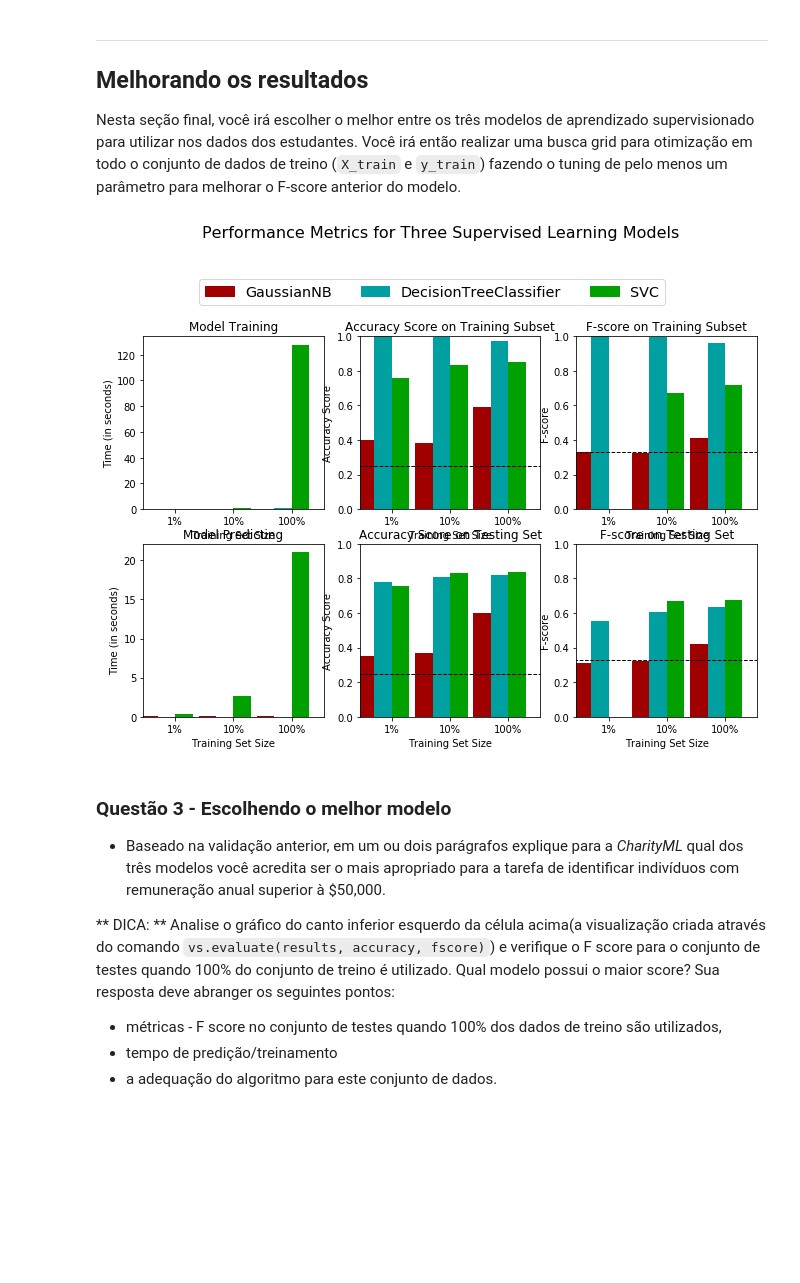
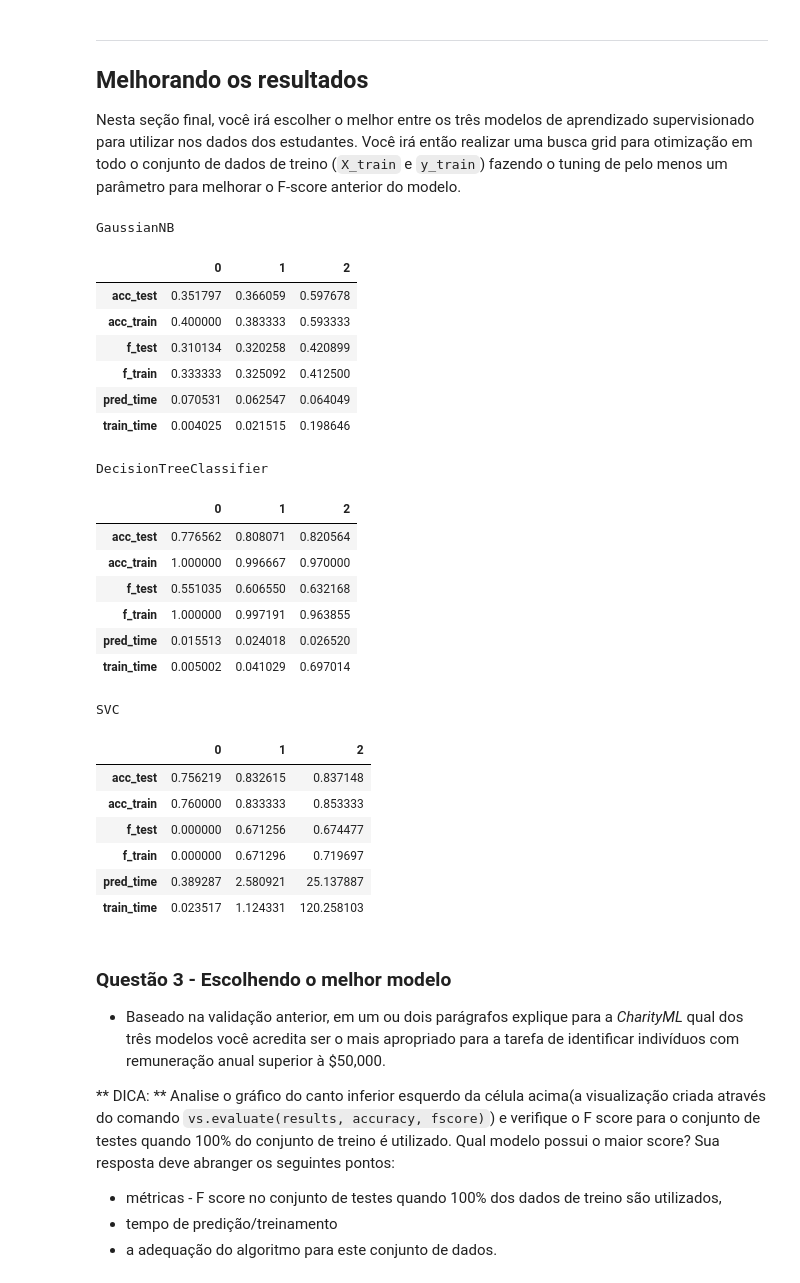
Before and after one commit to jmbrunetto/UdacityCharityML, a Jupyter notebook: finding_donors/finding_donors_PT.ipynb, the cells around one changed output. Drawn from its saved outputs; the diff is of its cells as text; code cells hidden in the pictures; blank space fills up the shorter version.

```diff
--- a/finding_donors/finding_donors_PT.ipynb
+++ b/finding_donors/finding_donors_PT.ipynb
@@ -461,10 +461,36 @@ SVC trained on 36177 samples.
 ----
 ## Melhorando os resultados
 Nesta seção final, você irá escolher o melhor entre os três modelos de aprendizado supervisionado para utilizar nos dados dos estudantes. Você irá então realizar uma busca grid para otimização em todo o conjunto de dados de treino (`X_train` e `y_train`) fazendo o tuning de pelo menos um parâmetro para melhorar o F-score anterior do modelo.
-# %%
-vs.evaluate(results, accuracy, fscore)
-# %% [output]
-[figure, removed]
+# %%
+#Printing out the values
+for i in results.items():
+    print(i[0])
+    display(pd.DataFrame(i[1]))
+# %% [output]
+GaussianNB
+|  | 0 | 1 | 2 |
+| acc_test | 0.351797 | 0.366059 | 0.597678 |
+| acc_train | 0.400000 | 0.383333 | 0.593333 |
+| f_test | 0.310134 | 0.320258 | 0.420899 |
+| f_train | 0.333333 | 0.325092 | 0.412500 |
+| pred_time | 0.070531 | 0.062547 | 0.064049 |
+| train_time | 0.004025 | 0.021515 | 0.198646 |
+DecisionTreeClassifier
+|  | 0 | 1 | 2 |
+| acc_test | 0.776562 | 0.808071 | 0.820564 |
+| acc_train | 1.000000 | 0.996667 | 0.970000 |
+| f_test | 0.551035 | 0.606550 | 0.632168 |
+| f_train | 1.000000 | 0.997191 | 0.963855 |
+| pred_time | 0.015513 | 0.024018 | 0.026520 |
+| train_time | 0.005002 | 0.041029 | 0.697014 |
+SVC
+|  | 0 | 1 | 2 |
+| acc_test | 0.756219 | 0.832615 | 0.837148 |
+| acc_train | 0.760000 | 0.833333 | 0.853333 |
+| f_test | 0.000000 | 0.671256 | 0.674477 |
+| f_train | 0.000000 | 0.671296 | 0.719697 |
+| pred_time | 0.389287 | 2.580921 | 25.137887 |
+| train_time | 0.023517 | 1.124331 | 120.258103 |
 # %% [markdown]
 ### Questão 3 - Escolhendo o melhor modelo
 
```
Also changed, not shown: parts of 16 cells of this notebook, 1 other file.
